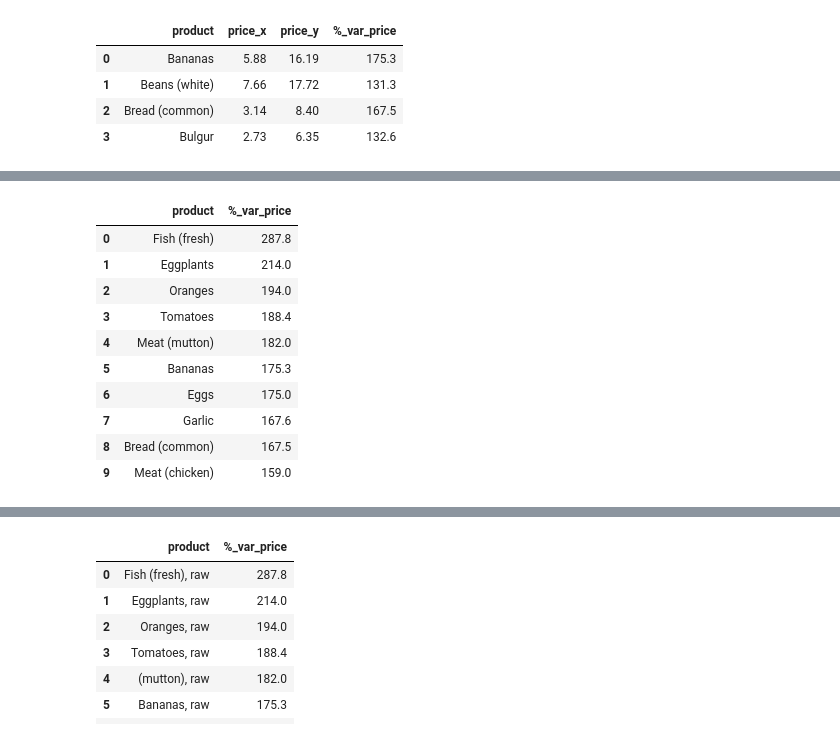
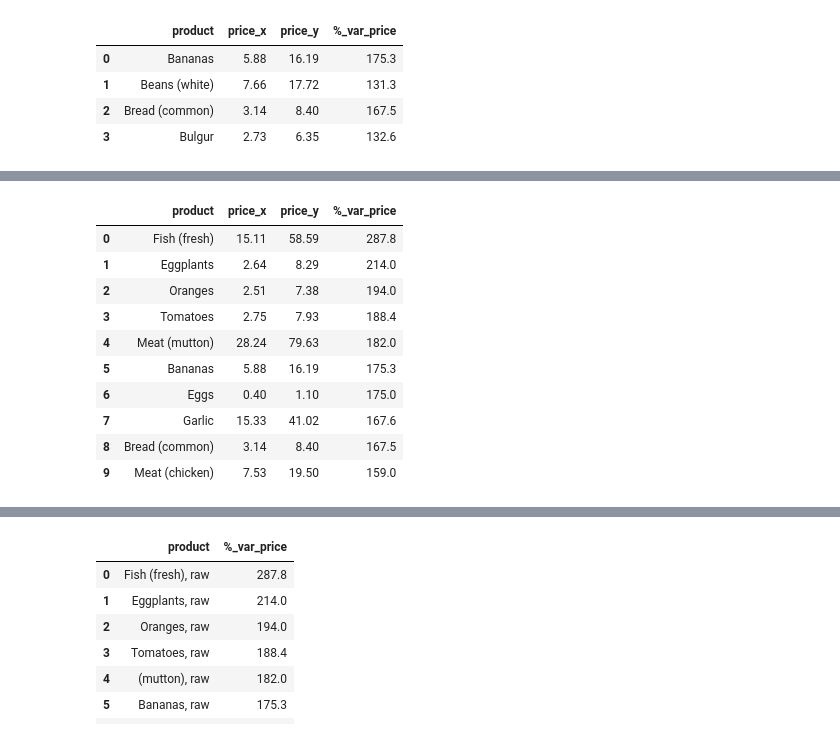
Before and after one commit to Maya-Souza/Project_2_APIs, a Jupyter notebook: Project 2 - Enriching a database.ipynb, the cells around one changed output, grey strips where cells are left out. Saved outputs shown, nothing was run; the diff lists cells and outputs as text; code cells hidden in the pictures.

```diff
--- a/Project 2 - Enriching a database.ipynb
+++ b/Project 2 - Enriching a database.ipynb
@@ -256,15 +269,15 @@ KeyError: 'price_y'
 # %%
-food_price_variation_top10 = food_wage_variation.sort_values(by="%_var_price", ascending=False)[:10]
+food_price_variation_top10 = food_price_variation.sort_values(by="%_var_price", ascending=False)[:10]
 food_price_variation_top10.reset_index(drop=True)
 # %% [output]
-|  | product | %_var_price |
-| 0 | Fish (fresh) | 287.8 |
-| 1 | Eggplants | 214.0 |
-| 2 | Oranges | 194.0 |
-| 3 | Tomatoes | 188.4 |
-| 4 | Meat (mutton) | 182.0 |
-| 5 | Bananas | 175.3 |
-| 6 | Eggs | 175.0 |
-| 7 | Garlic | 167.6 |
-| 8 | Bread (common) | 167.5 |
-| 9 | Meat (chicken) | 159.0 |
+|  | product | price_x | price_y | %_var_price |
+| 0 | Fish (fresh) | 15.11 | 58.59 | 287.8 |
+| 1 | Eggplants | 2.64 | 8.29 | 214.0 |
+| 2 | Oranges | 2.51 | 7.38 | 194.0 |
+| 3 | Tomatoes | 2.75 | 7.93 | 188.4 |
+| 4 | Meat (mutton) | 28.24 | 79.63 | 182.0 |
+| 5 | Bananas | 5.88 | 16.19 | 175.3 |
+| 6 | Eggs | 0.40 | 1.10 | 175.0 |
+| 7 | Garlic | 15.33 | 41.02 | 167.6 |
+| 8 | Bread (common) | 3.14 | 8.40 | 167.5 |
+| 9 | Meat (chicken) | 7.53 | 19.50 | 159.0 |
```
Also changed, not shown: parts of 37 cells of this notebook.
